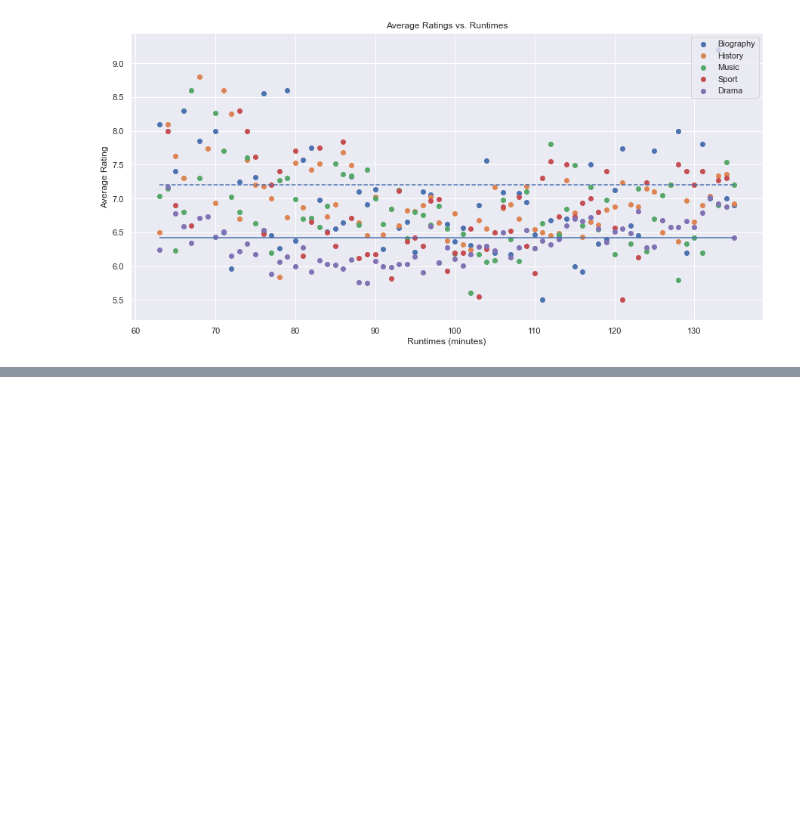
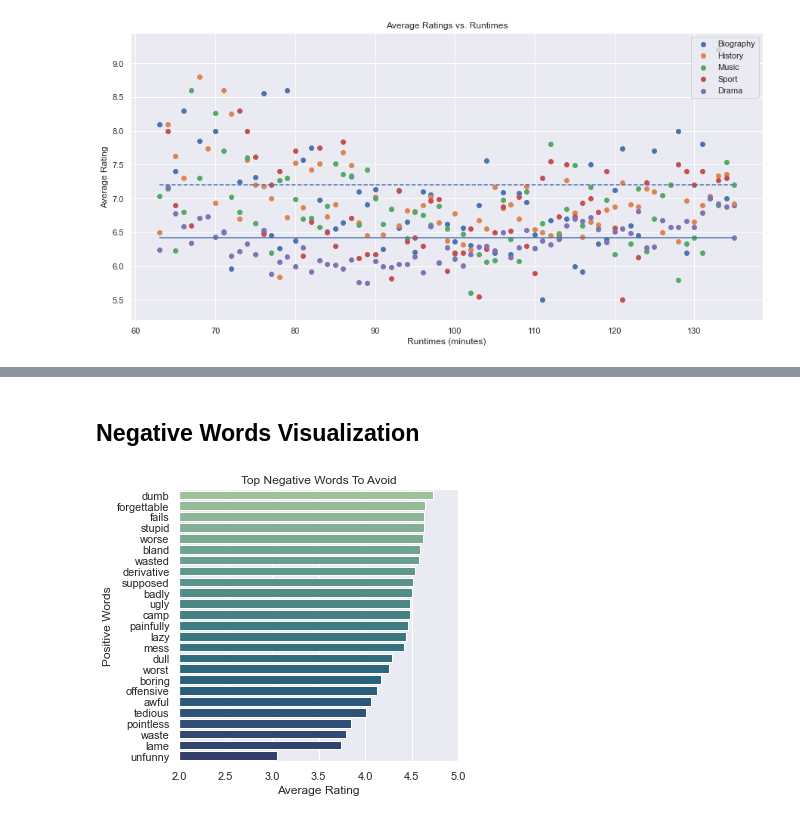
Before and after one commit to NelGen/NG-Msoft-Movie-Project, a Jupyter notebook: Film Cleaning and Analysis.ipynb, the cells around one changed output, grey strips where cells are left out. Cells and saved outputs as stored; diff of their text form; code cells hidden in the pictures; blank space fills up the shorter version.

```diff
--- a/Movie Cleaning and Analysis.ipynb
+++ b/Film Cleaning and Analysis.ipynb
@@ -364,0 +572,12 @@ plt.show()
+# %% [markdown]
+## Negative Words Visualization
+# %%
+axis_neg = sns.barplot(x="mean", y="words", data=negative_words, palette="crest");
+axis_neg.set_title("Top Negative Words To Avoid")
+axis_neg.set_xlabel("Average Rating")
+axis_neg.set_ylabel("Positive Words")
+axis_neg.set_xlim(2,5)
+sns.set(rc={'figure.figsize':(5,5)})
+plt.show();
+# %% [output]
+[figure, added]
```
Also changed, not shown: parts of 31 cells of this notebook, 1 other file.
